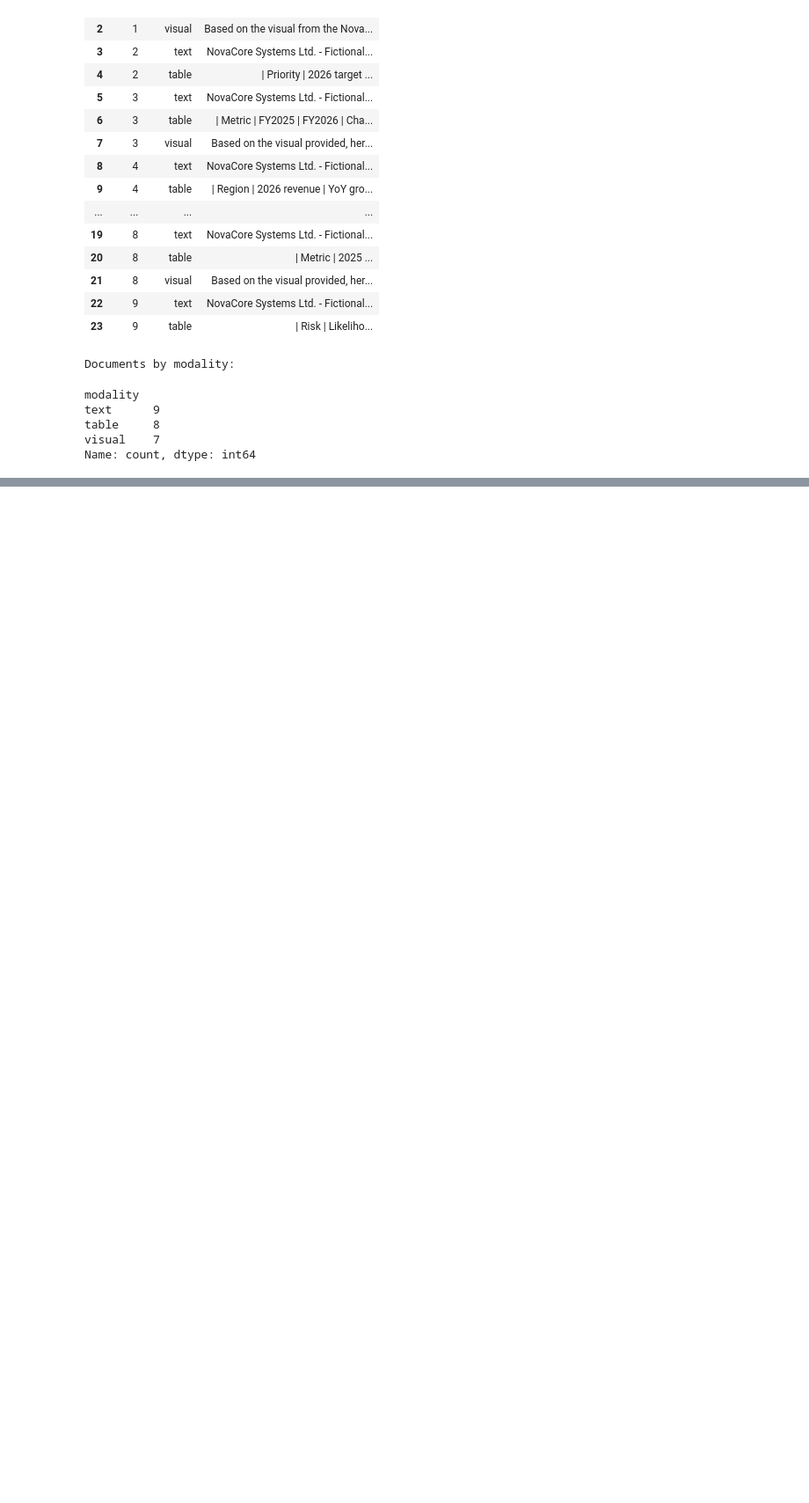
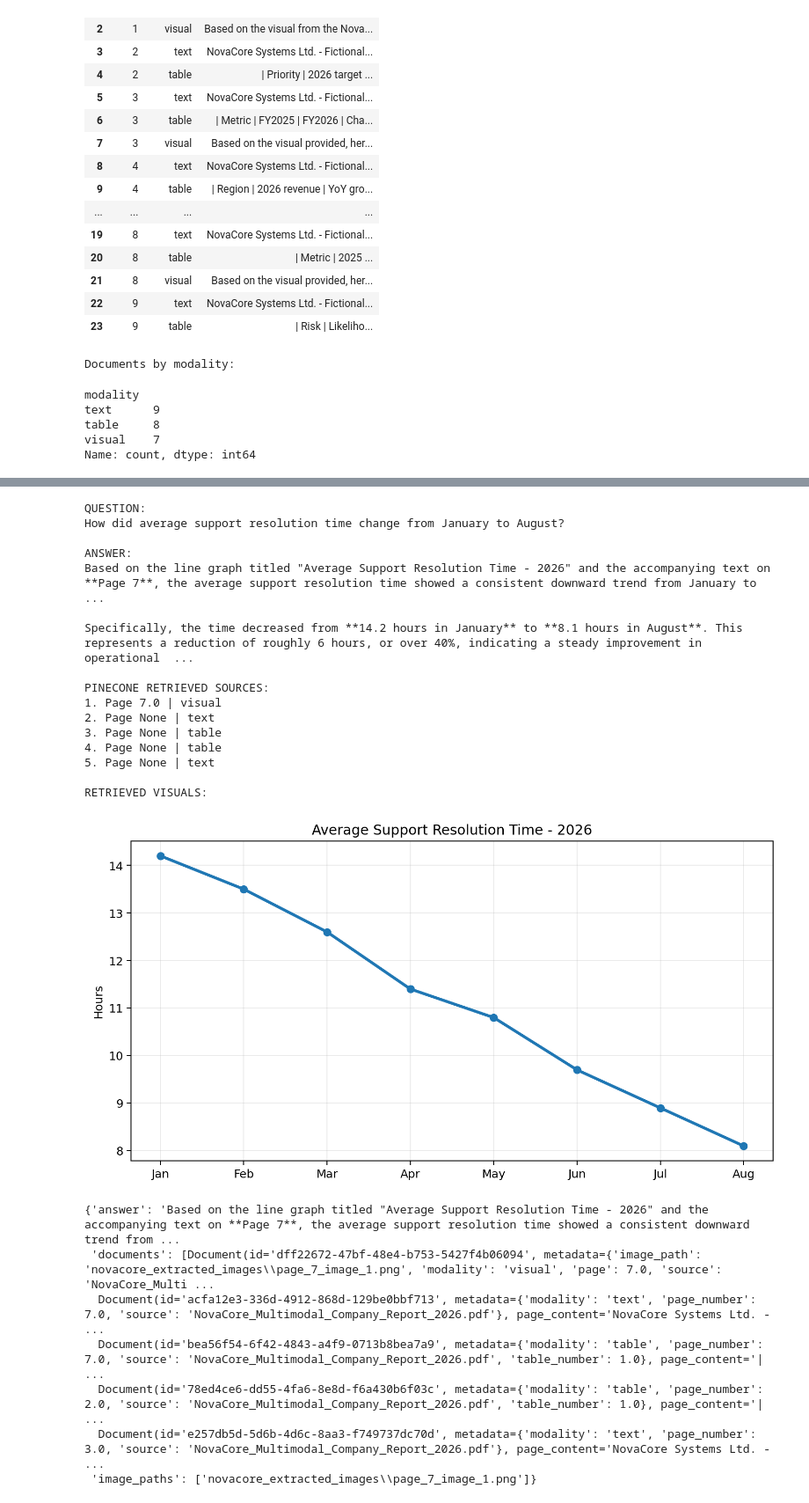
Before and after one commit to Manis06-082005/AllABOUTRAG, a Jupyter notebook: MultiModalRag/multimodal.ipynb, the cells around one changed output, grey strips where cells are left out. Shown at 88% size. Drawn from its saved outputs; the diff is of its cells as text; code cells hidden in the pictures; blank space fills up the shorter version.

```diff
--- a/MultiModalRag/multimodal.ipynb
+++ b/MultiModalRag/multimodal.ipynb
@@ -264,0 +638,31 @@ Name: count, dtype: int64
+# %%
+
+ask_rag(
+    "How did average support resolution time change from January to August?",
+    show_images=True,
+)
+# %% [output]
+QUESTION:
+How did average support resolution time change from January to August?
+
+ANSWER:
+Based on the line graph titled "Average Support Resolution Time - 2026" and the accompanying text on **Page 7**, the average support resolution time showed a consistent downward trend from January to  ...
+
+Specifically, the time decreased from **14.2 hours in January** to **8.1 hours in August**. This represents a reduction of roughly 6 hours, or over 40%, indicating a steady improvement in operational  ...
+
+PINECONE RETRIEVED SOURCES:
+1. Page 7.0 | visual
+2. Page None | text
+3. Page None | table
+4. Page None | table
+5. Page None | text
+
+RETRIEVED VISUALS:
+[figure, added]
+{'answer': 'Based on the line graph titled "Average Support Resolution Time - 2026" and the accompanying text on **Page 7**, the average support resolution time showed a consistent downward trend from ...
+ 'documents': [Document(id='dff22672-47bf-48e4-b753-5427f4b06094', metadata={'image_path': 'novacore_extracted_images\\page_7_image_1.png', 'modality': 'visual', 'page': 7.0, 'source': 'NovaCore_Multi ...
+  Document(id='acfa12e3-336d-4912-868d-129be0bbf713', metadata={'modality': 'text', 'page_number': 7.0, 'source': 'NovaCore_Multimodal_Company_Report_2026.pdf'}, page_content='NovaCore Systems Ltd. -  ...
+  Document(id='bea56f54-6f42-4843-a4f9-0713b8bea7a9', metadata={'modality': 'table', 'page_number': 7.0, 'source': 'NovaCore_Multimodal_Company_Report_2026.pdf', 'table_number': 1.0}, page_content='|  ...
+  Document(id='78ed4ce6-dd55-4fa6-8e8d-f6a430b6f03c', metadata={'modality': 'table', 'page_number': 2.0, 'source': 'NovaCore_Multimodal_Company_Report_2026.pdf', 'table_number': 1.0}, page_content='|  ...
+  Document(id='e257db5d-5d6b-4d6c-8aa3-f749737dc70d', metadata={'modality': 'text', 'page_number': 3.0, 'source': 'NovaCore_Multimodal_Company_Report_2026.pdf'}, page_content='NovaCore Systems Ltd. -  ...
+ 'image_paths': ['novacore_extracted_images\\page_7_image_1.png']}
```
Also changed, not shown: parts of 16 cells of this notebook.
